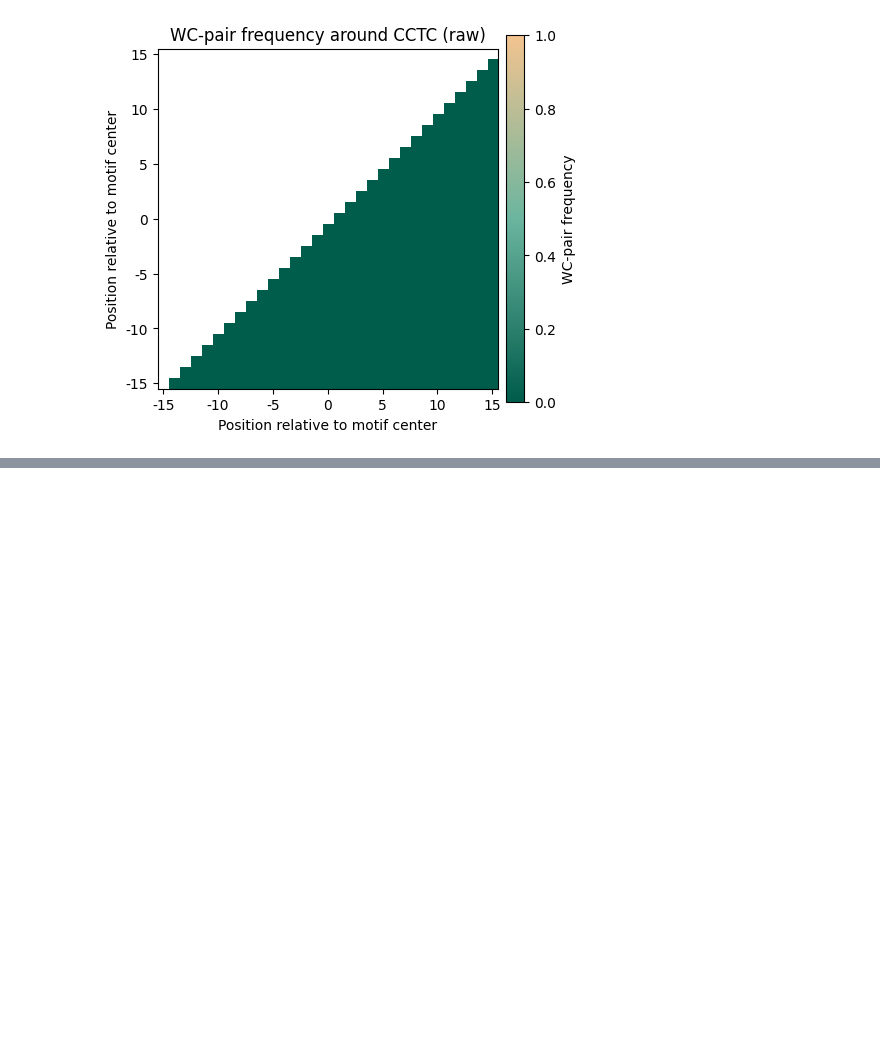
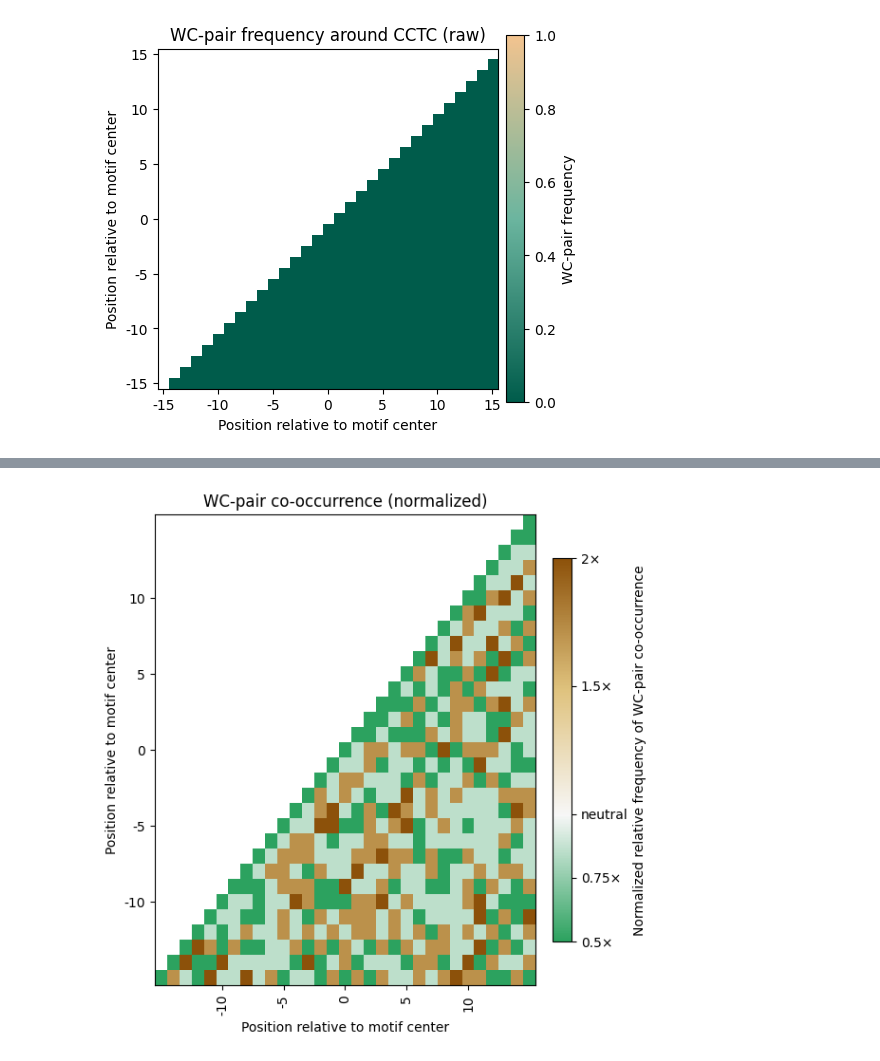
Before and after one commit to Hyeonnji/hyeonji-practice2, a Jupyter notebook: CoLab_TermProj_2025_3.ipynb, the cells around one changed output, grey strips where cells are left out. Drawn from its saved outputs; the diff is of its cells as text; code cells hidden in the pictures; blank space fills up the shorter version.

```diff
--- a/CoLab_TermProj_2025_3.ipynb
+++ b/CoLab_TermProj_2025_3.ipynb
@@ -1884,0 +2191,96 @@ plt.show()
+# %%
+import numpy as np
+from Bio import SeqIO
+import matplotlib.pyplot as plt
+from matplotlib.colors import LinearSegmentedColormap, Normalize
+
+# ── 1) 데이터 로딩 및 준비 ────────────────────────────────────────────────
+# let7g_entropy_peaks_windows.fa 파일이 현재 스크립트와 동일한 디렉토리에 있다고 가정합니다.
+fasta_path = "let7g_entropy_peaks_windows.fa"
+records = list(SeqIO.parse(fasta_path, "fasta"))
+num_windows = len(records)
+print(f"▶ Loaded {num_windows} windows, each length = {len(records[0].seq)} nt")
+
+# ── 2) Watson–Crick pair 카운팅 함수 ────────────────────────────────────
+def is_wc_pair(a, b):
+    pair = (a, b)
+    # DNA 시퀀스에서 RNA의 'U' 대신 'T'가 올 수 있으므로 모두 고려
+    return pair in {('A','T'), ('T','A'), ('C','G'), ('G','C'),
+                    ('A','U'), ('U','A')} # RNA U도 추가 (혹시 모를 경우 대비)
+
+window_len = len(records[0].seq)
+wc_matrix_all = np.zeros((window_len, window_len), dtype=int)
+
+# 각 윈도우 순회
+for rec in records:
+    seq = str(rec.seq).upper() # 'T'를 'U'로 바꾸지 않고 원본 DNA로 유지
+    for i in range(window_len):
+        for j in range(window_len):
+            if is_wc_pair(seq[i], seq[j]):
+                wc_matrix_all[i, j] += 1
+
+print("▶ wc_matrix_all 생성 완료 — shape:", wc_matrix_all.shape)
+
+# ── 3) 정규화 매트릭스 계산 ─────────────────────────────────────────────
+freq_matrix = wc_matrix_all / num_windows
+expected_cooccurrence = freq_matrix.mean()
+rel_matrix = freq_matrix / expected_cooccurrence
+print(f"▶ rel_matrix ready — mean normalized = {rel_matrix.mean():.2f}")
+
+# ── 4) Fig2E 스타일: 삼각형 heatmap ───────────────────────────────────
+# 4-1) i<j 마스크 (상단 삼각형만 표시)
+mask = np.tril(np.ones_like(rel_matrix, dtype=bool), k=-1)
+
+# 4-2) 컬러맵 & 노름
+custom_colors = [
+    (0.00, "#2ca25f"),  # 0.5x (가장 낮은 값) - 민트/초록
+    (0.33, "#f7f7f7"),  # 1.0x (neutral) - 흰색/매우 연한 색
+    (0.66, "#dfc27d"),  # 1.5x 근처 - 중간 갈색
+    (1.00, "#8c510a"),  # 2.0x (가장 높은 값) - 진한 갈색
+]
+
+cmap = LinearSegmentedColormap.from_list("custom_wc_cmap", custom_colors)
+norm = Normalize(vmin=0.5, vmax=2.0)
+
+# 4-3) 플롯
+fig, ax = plt.subplots(figsize=(6,6))
+
+masked_rel_matrix = np.ma.array(rel_matrix, mask=mask)
+pc = ax.pcolormesh(np.arange(window_len+1), np.arange(window_len+1),
+                   masked_rel_matrix, cmap=cmap, norm=norm, shading='flat')
+
+# 4-4) 축 & 라벨 (수정된 부분)
+# 원하는 틱 라벨 값들
+desired_labels = [-10, -5, 0, 5, 10]
+
+# 윈도우 길이에 따라 실제 인덱스 위치를 계산
+# 예를 들어, window_len이 31이고 0이 중심이라면, 인덱스 0은 -15, 인덱스 15는 0, 인덱스 30은 15
+# 따라서 (라벨 + (window_len // 2)) + 0.5 가 실제 틱 위치가 됩니다.
+# 윈도우 중심을 0으로 가정 (예: -15 ~ 15 또는 -10 ~ 10)
+center_offset = window_len // 2
+
+# 각 원하는 라벨에 해당하는 인덱스 위치 계산
+# x축 틱 위치: (라벨 + center_offset) + 0.5 (pcolormesh의 셀 중심에 맞춤)
+# y축 틱 위치: (라벨 + center_offset) + 0.5
+tick_locations = [(label + center_offset) + 0.5 for label in desired_labels]
+
+ax.set_xticks(tick_locations)
+ax.set_yticks(tick_locations)
+ax.set_xticklabels(desired_labels, rotation=90) # 라벨은 원하는 텍스트 그대로 사용
+ax.set_yticklabels(desired_labels)
+
+ax.set_xlim(0, window_len)
+ax.set_ylim(0, window_len)
+ax.set_xlabel("Position relative to motif center")
+ax.set_ylabel("Position relative to motif center")
+ax.set_title("WC-pair co-occurrence (normalized)")
+
+# 4-5) Colorbar
+cbar = fig.colorbar(pc, ax=ax, fraction=0.046, pad=0.04)
+cbar.set_ticks([0.5, 0.75, 1.0, 1.5, 2.0])
+cbar.set_ticklabels(["0.5×","0.75×","neutral","1.5×","2×"])
+cbar.set_label("Normalized relative frequency of WC-pair co-occurrence")
+
+plt.tight_layout()
+plt.show()
+# %% [output]
@@ -1884,0 +2290 @@ plt.show()
+[figure, added]
```
Also changed, not shown: parts of 7 cells of this notebook.
